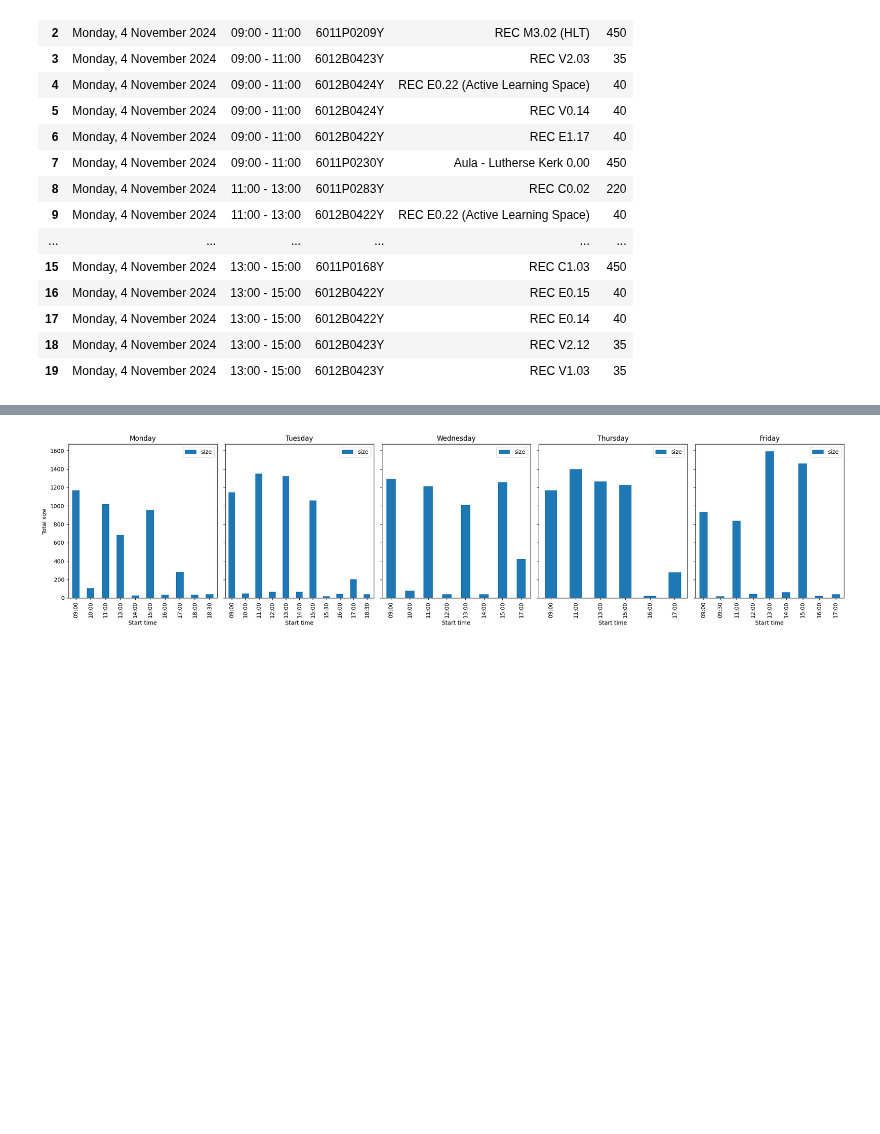
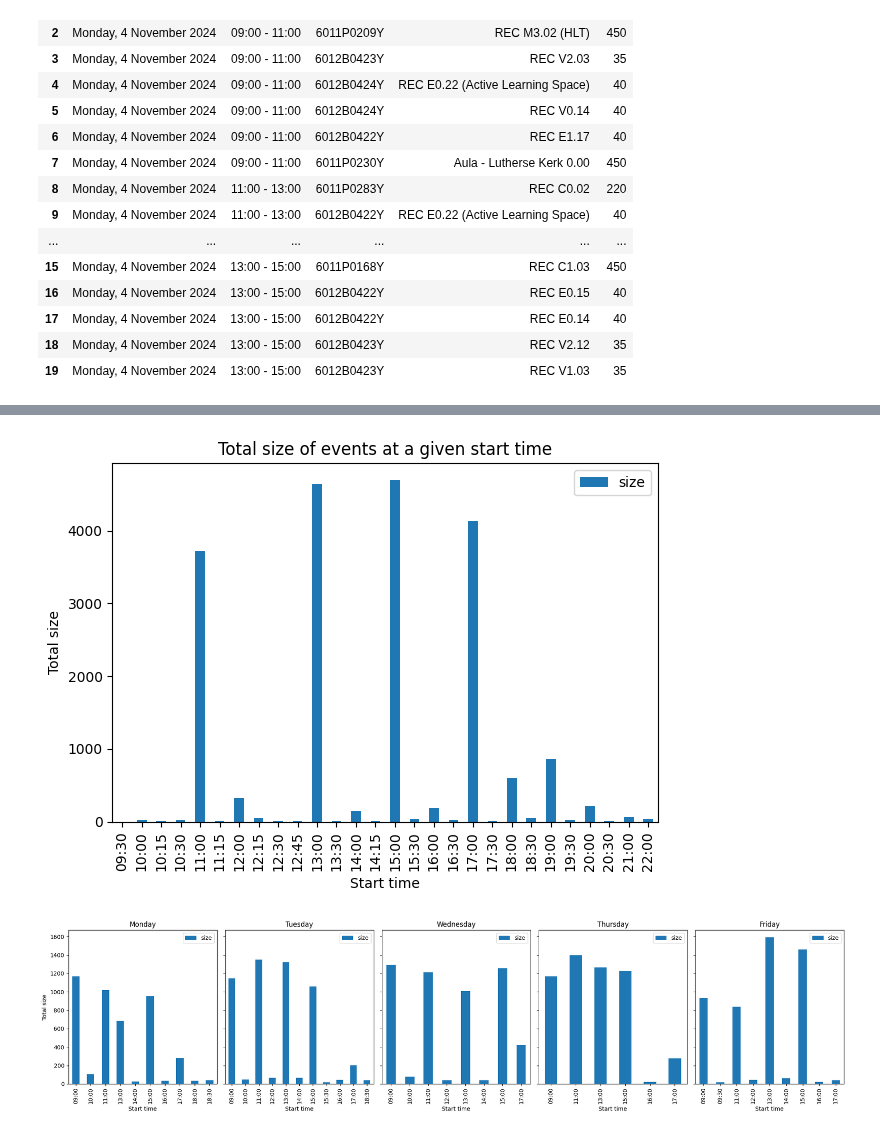
Before and after one commit to dJonaitis/roetersstraat, a Jupyter notebook: rooster/data_work.ipynb, the cells around one changed output, grey strips where cells are left out. Saved outputs shown, nothing was run; the diff lists cells and outputs as text; code cells hidden in the pictures; blank space fills up the shorter version.

```diff
--- a/rooster/data_work.ipynb
+++ b/rooster/data_work.ipynb
@@ -118,3 +121,16 @@ plt.show()
+# %%
+df_sum = df.groupby('end_time')['size'].sum().reset_index()
+df_sum['size'] = df_sum['size'] / 5
+df_sum.head()
+# plot df_sum
+df_sum.plot(x='end_time', y='size', kind='bar')
+plt.xlabel('Start time')
+plt.ylabel('Total size')
+plt.title('Total size of events at a given start time')
+plt.tight_layout()
+plt.show()
+# %% [output]
+[figure, added]
 # %%
 # plot five sum charts
 days_of_week = ['Monday', 'Tuesday', 'Wednesday', 'Thursday', 'Friday']
```
Also changed, not shown: parts of 6 cells of this notebook, 7 other files.
